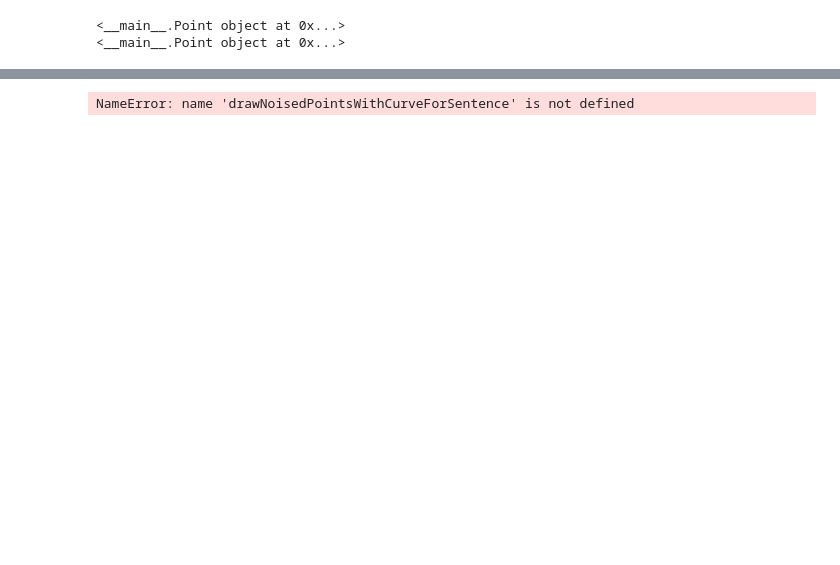
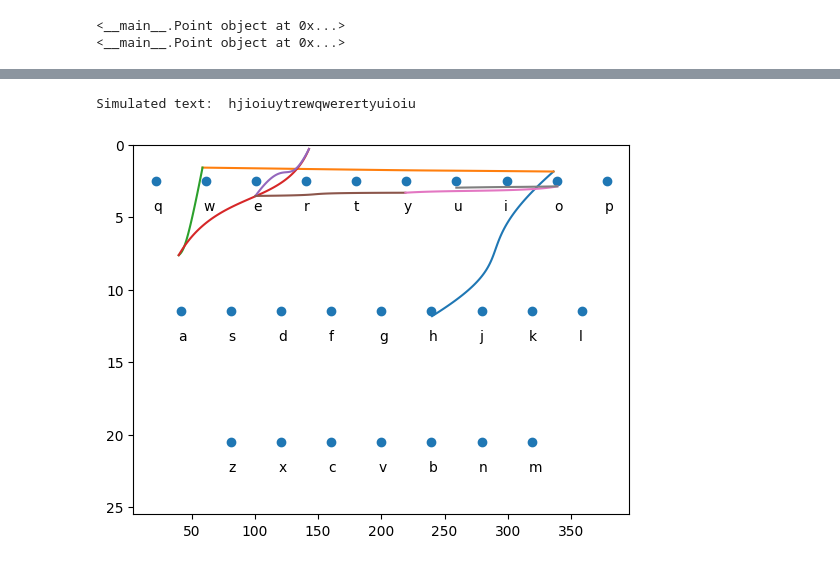
Before and after one commit to kiru-12/Smart_Swiping, a Jupyter notebook: notebooks/simulate.ipynb, the cells around one changed output, grey strips where cells are left out. Saved outputs shown, nothing was run; the diff lists cells and outputs as text; code cells hidden in the pictures; blank space fills up the shorter version.

```diff
--- a/notebooks/simulate.ipynb
+++ b/notebooks/simulate.ipynb
@@ -450,7 +450,8 @@ def drawNoisedPointsWithCurveForSentence( sentence : str,NOISE = 0.5):
 
     return text
 # %%
-text = drawNoisedPointsWithCurveForSentence("Where were you yesterday", NOISE = 1.5)
+text = drawNoisedPointsWithCurveForSentence("How are you", NOISE = 1.5)
 print("Simulated text: ", text, "\n")
 # %% [output]
-NameError: name 'drawNoisedPointsWithCurveForSentence' is not defined
+Simulated text:  hjioiuytrewqwerertyuioiu
+[figure, added]
```
Also changed, not shown: parts of 7 cells of this notebook, 3 other files.
